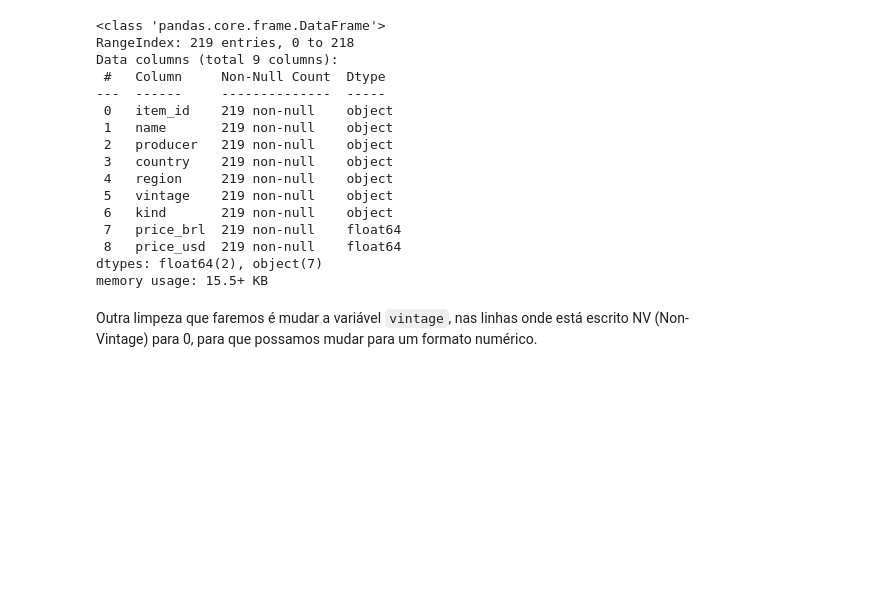
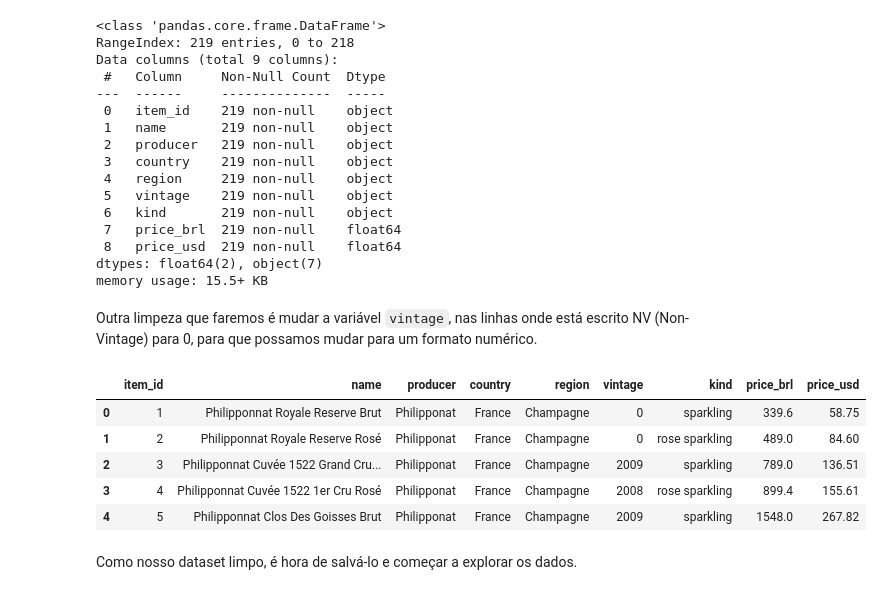
Before and after one commit to JhonnyLimachi/Sigmoidal, a Jupyter notebook: 41_4_[PROJETO]_Previsão_de_Demanda_(Time_Series_Forecasting).ipynb, the cells around one changed output. Saved outputs shown, nothing was run; the diff lists cells and outputs as text; code cells hidden in the pictures; blank space fills up the shorter version.

```diff
--- a/41_4_[PROJETO]_Previsão_de_Demanda_(Time_Series_Forecasting).ipynb
+++ b/41_4_[PROJETO]_Previsão_de_Demanda_(Time_Series_Forecasting).ipynb
@@ -263,3 +263,17 @@ dtypes: float64(2), object(7)
 memory usage: 15.5+ KB
 # %% [markdown]
 Outra limpeza que faremos é mudar a variável `vintage`, nas linhas onde está escrito NV (Non-Vintage) para 0, para que possamos mudar para um formato numérico.
+# %%
+# limpando os dados
+df.vintage = df.vintage.replace('NV', '0')
+df.vintage = pd.to_numeric(df.vintage)
+df.head()
+# %% [output]
+|  | item_id | name | producer | country | region | vintage | kind | price_brl | price_usd |
+| 0 | 1 | Philipponnat Royale Reserve Brut | Philipponat | France | Champagne | 0 | sparkling | 339.6 | 58.75 |
+| 1 | 2 | Philipponnat Royale Reserve Rosé | Philipponat | France | Champagne | 0 | rose sparkling | 489.0 | 84.60 |
+| 2 | 3 | Philipponnat Cuvée 1522 Grand Cru... | Philipponat | France | Champagne | 2009 | sparkling | 789.0 | 136.51 |
+| 3 | 4 | Philipponnat Cuvée 1522 1er Cru Rosé | Philipponat | France | Champagne | 2008 | rose sparkling | 899.4 | 155.61 |
+| 4 | 5 | Philipponnat Clos Des Goisses Brut | Philipponat | France | Champagne | 2009 | sparkling | 1548.0 | 267.82 |
+# %% [markdown]
+Como nosso dataset limpo, é hora de salvá-lo e começar a explorar os dados.
```
